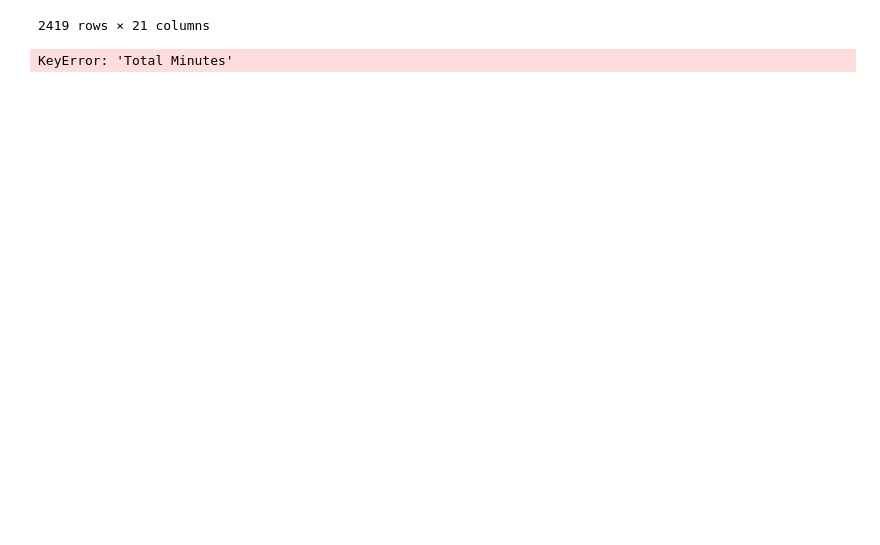
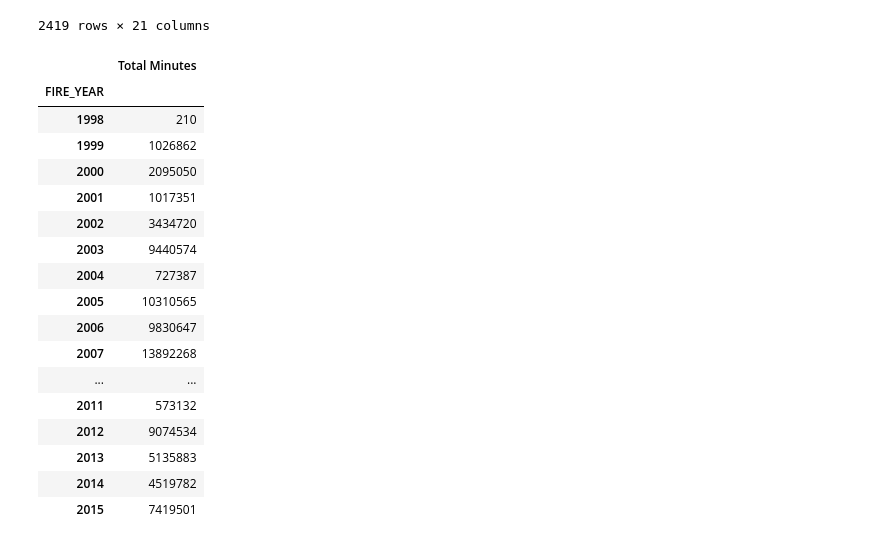
Before and after one commit to Jagjeet/fire-analysis-project, a Jupyter notebook: FireAnalysis.ipynb, the cells around one changed output. Saved outputs shown, nothing was run; the diff lists cells and outputs as text; code cells hidden in the pictures; blank space fills up the shorter version.

```diff
--- a/FireAnalysis.ipynb
+++ b/FireAnalysis.ipynb
@@ -501,13 +501,28 @@ See the caveats in the documentation: https://pandas.pydata.org/pandas-docs/stab
 | 1804899 | 1804900 | 300218400 | FWS-2015USAKNORJTQ7 | 2015 | Yukon-Koyukuk | TANANA AREA FIRES COMPLEX | 15481 BERING CREEK | 112806.8 | 2457194.5 | ... |
 2419 rows × 21 columns
 # %%
-#clean data
-fire_size_date = cleaned_fire_data.loc[fire_data["Total Minutes"]>0, :]
 #total time burning per year
-fire_num = fire_size_date[["FIRE_YEAR", "Total Minutes"]]
+fire_num = cleaned_fire_data[["FIRE_YEAR", "Total Minutes"]]
 yearly_fire_num = fire_num.groupby(["FIRE_YEAR"])
 sum_fire_time = yearly_fire_num.sum()
 sum_fire_time
 # %% [output]
-KeyError: 'Total Minutes'
+|  | Total Minutes |
+| FIRE_YEAR |  |
+| 1998 | 210 |
+| 1999 | 1026862 |
+| 2000 | 2095050 |
+| 2001 | 1017351 |
+| 2002 | 3434720 |
+| 2003 | 9440574 |
+| 2004 | 727387 |
+| 2005 | 10310565 |
+| 2006 | 9830647 |
+| 2007 | 13892268 |
+| ... | ... |
+| 2011 | 573132 |
+| 2012 | 9074534 |
+| 2013 | 5135883 |
+| 2014 | 4519782 |
+| 2015 | 7419501 |
 # %%
```
Also changed, not shown: parts of 6 cells of this notebook.
